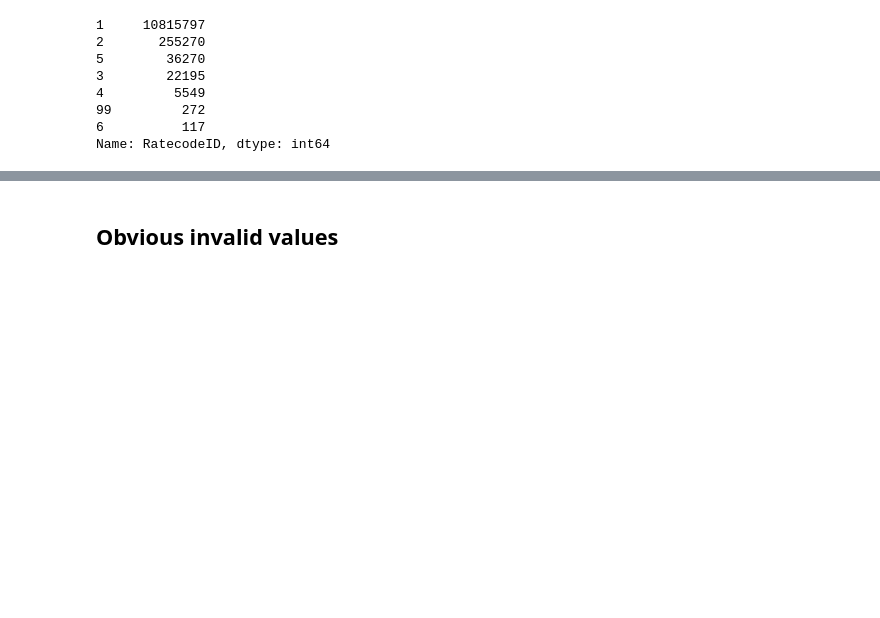
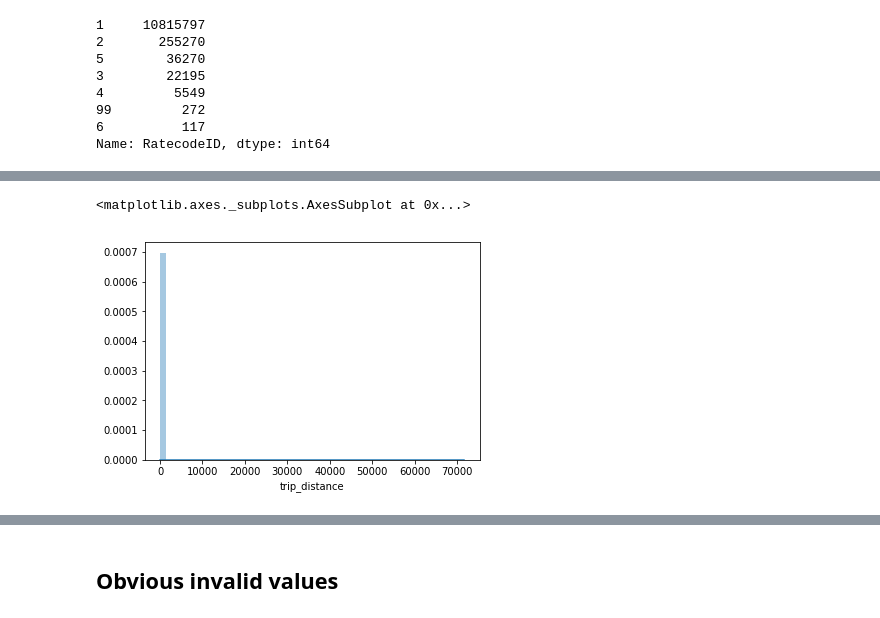
Before and after one commit to Sitorias/TaxiPrediction, a Jupyter notebook: Data_cleaning.ipynb, the cells around one changed output, grey strips where cells are left out. Saved outputs shown, nothing was run; the diff lists cells and outputs as text; code cells hidden in the pictures; blank space fills up the shorter version.

```diff
--- a/Data_cleaning.ipynb
+++ b/Data_cleaning.ipynb
@@ -22,0 +39,5 @@ Name: RatecodeID, dtype: int64
+# %%
+sns.distplot(data.trip_distance)
+# %% [output]
+<matplotlib.axes._subplots.AxesSubplot at 0x...>
+[figure, added]
```
Also changed, not shown: parts of 38 cells of this notebook.
